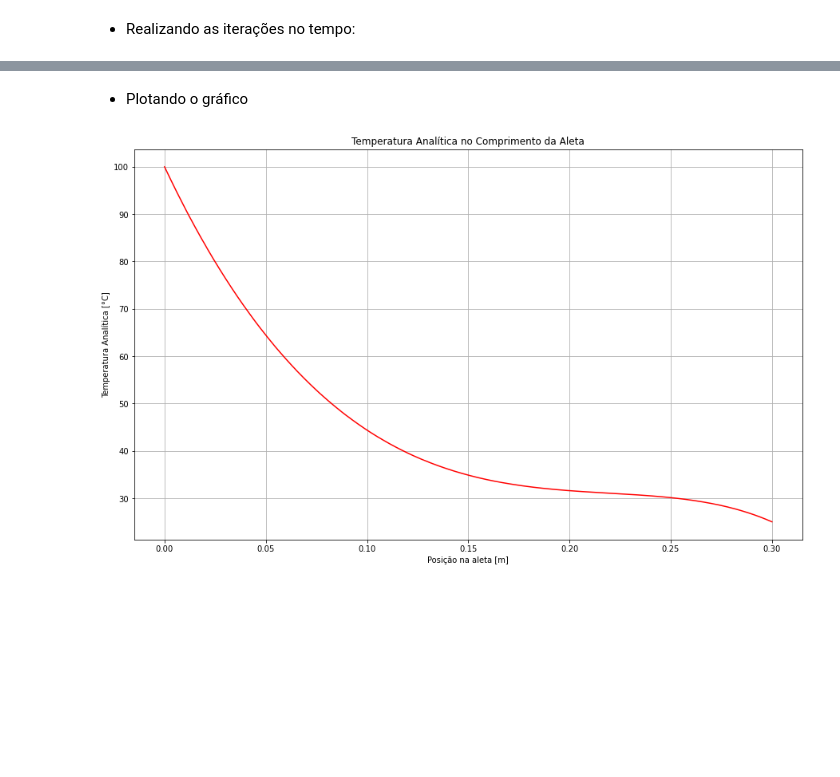
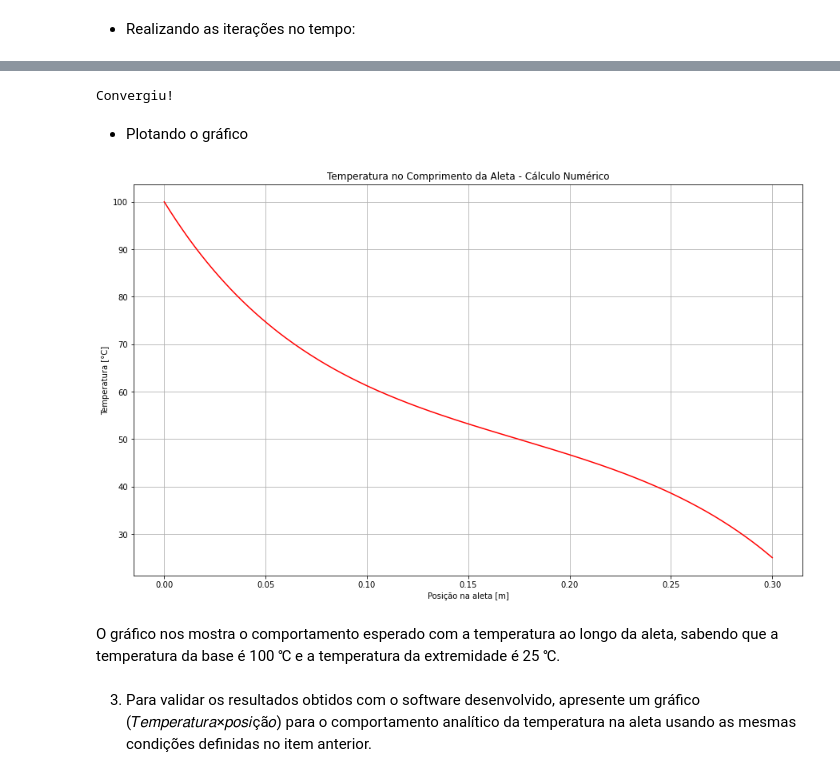
Before and after one commit to fran-janela/aps-trans-cal-mec-sol, a Jupyter notebook: aps-2/aps-2-notebook.ipynb, the cells around one changed output, grey strips where cells are left out. Drawn from its saved outputs; the diff is of its cells as text; code cells hidden in the pictures; blank space fills up the shorter version.

Commit message:
aps 2 feita

```diff
--- a/aps-2/aps-2-notebook.ipynb
+++ b/aps-2/aps-2-notebook.ipynb
@@ -68,4 +89,4 @@ Tinf = 50         # °C
 delta_x = 1e-3    # m
 
 # Tempo de Simulação inicial:
-tempo = 10000       # número de incrementos
+tempo = 1000      # s
@@ -97,10 +125,2 @@ TM[:,n-1] = TL
 # %% [markdown]
 - Realizando as iterações no tempo:
-# %%
-for l in range(0, tempo-1):
-    for i in range(1, n-1):
-        termo_1 = (TM[l,i+1] - 2*TM[l,i] + TM[l, i-1])/delta_x**2
-        termo_2 = (h*P*(TM[l,i]-Tinf))/(k*Atr)
-        TM[l+1,i] = TM[l,i] + ((k*delta_t*(termo_1 - termo_2))/(ro*c))
-
-print(TM[-1,:])
@@ -125,12 +127,48 @@ print(TM[-1,:])
+# %%
+# Inicializando o erro
+erro = 1
+
+# Inicializando a variável para guardar a ultima iteração feita
+t = 1
+
+# Calculando as iterações ao longo do tempo
+for l in range(0, passos - 1):
+    for i in range(1, n - 1):
+        termo_1 = (TM[l, i+1] - 2 * TM[l, i] + TM[l, i-1]) / delta_x**2
+        termo_2 = (h * P * (TM[l, i] - Tinf)) / (k * Atr)
+        TM[l+1, i] = TM[l, i] + ((k * delta_t * (termo_1 - termo_2)) / (ro * c))
+
+    erro = np.amax(abs((TM[l+1, 1:-1] - TM[l, 1:-1]) / TM[l+1, 1:-1]))  # Cálculo do erro
+
+    # Em caso do erro ser menor ou igual à tolerância indicada, deve parar as iterações e guardar a chave da última iteração
+    if erro <= tol:
+        print('Convergiu!')
+        t = l
+        break
+
+# Caso o erro ainda seja maior que a tolerância indicada, pedir para aumentar o tempo de iteração
+if(erro > tol):
+    t = passos
+    print("|  O número de iterações não foi suficiente para alcançar a tolerância exigida.")
+    print(f"|  O erro calculado foi: {0}", erro)
+    print("|  Aumente o tempo de execução para diminuir o erro.")
+# %% [output]
+Convergiu!
 # %% [markdown]
 - Plotando o gráfico
 # %%
 plt.figure(figsize=(15, 9))
-plt.plot(np.arange(0, L+delta_x, delta_x), TM[tempo-1,:], 'r')
-plt.title("Temperatura Analítica no Comprimento da Aleta")
+plt.plot(np.arange(0, L+delta_x, delta_x), TM[t-1, :], 'r')
+plt.title("Temperatura no Comprimento da Aleta - Cálculo Numérico")
 plt.xlabel("Posição na aleta [m]")
-plt.ylabel("Temperatura Analítica [°C]")
+plt.ylabel("Temperatura [°C]")
 plt.grid()
 plt.show()
 # %% [output]
-[figure, old version]
+[figure, new version]
+# %% [markdown]
+O gráfico nos mostra o comportamento esperado com a temperatura ao longo da aleta, sabendo que a temperatura da base é 100 ℃ e a temperatura da extremidade é 25 ℃.
+# %% [markdown]
+3. Para  validar  os  resultados  obtidos  com  o  software  desenvolvido,  apresente  um  gráfico
+(𝑇𝑒𝑚𝑝𝑒𝑟𝑎𝑡𝑢𝑟𝑎×𝑝𝑜𝑠𝑖çã𝑜)  para  o  comportamento analítico  da  temperatura  na  aleta  usando  as
+mesmas condições definidas no item anterior.
```
Also changed, not shown: parts of 21 cells of this notebook.
